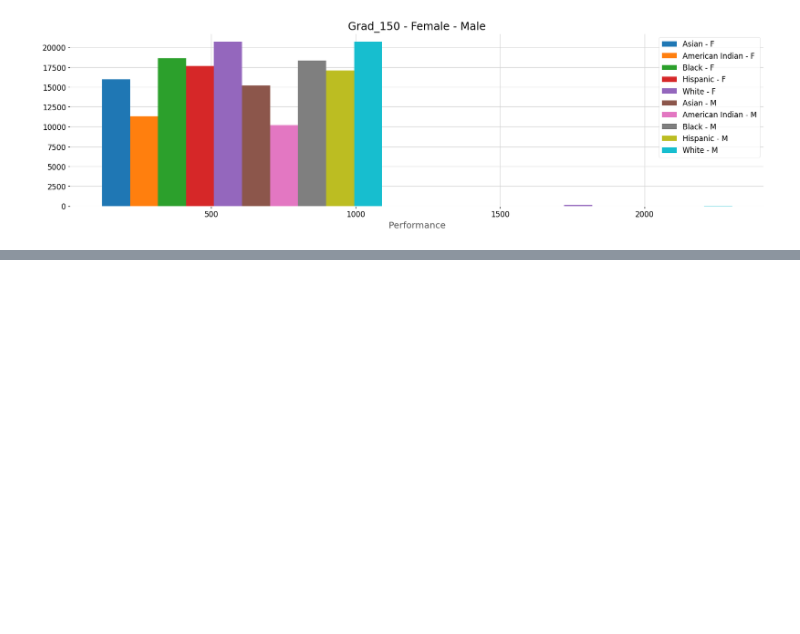
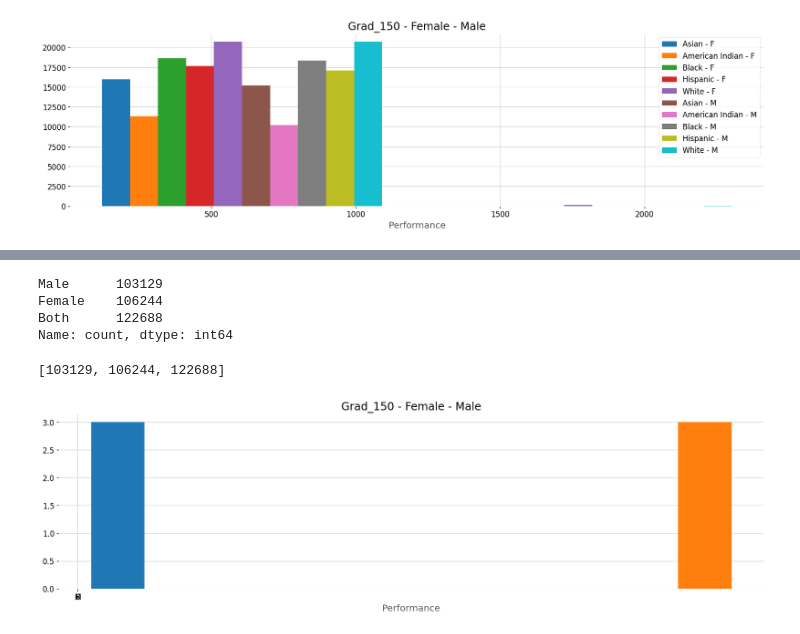
Before and after one commit to ezztherose/TIA-Scraping, a Jupyter notebook: notebooks/institution.ipynb, the cells around one changed output, grey strips where cells are left out. Drawn from its saved outputs; the diff is of its cells as text; code cells hidden in the pictures; blank space fills up the shorter version.

```diff
--- a/notebooks/institution.ipynb
+++ b/notebooks/institution.ipynb
@@ -1017,0 +1044,21 @@ plt.show()
+# %%
+dfcm = df_clean.loc[df_clean['gender'] == 'M'].count()
+dfcf = df_clean.loc[df_clean['gender'] == 'F'].count()
+dfcb = df_clean.loc[df_clean['gender'] == 'B'].count()
+# %%
+aa = dfcm['gender']
+bb = dfcf['gender']
+cc = dfcb['gender']
+
+# dfcm['gender'], dfcf['gender'], dfcb['gender']
+# %%
+d = {'gender':['M', 'F', 'B'], 'count':[aa, bb, cc]}
+
+df_gender = pd.DataFrame(data=d, index=['Male', 'Female', 'Both'])
+# %%
+df_gender['count']
+# %% [output]
+Male      103129
+Female    106244
+Both      122688
+Name: count, dtype: int64
@@ -1017,0 +1069,16 @@ plt.show()
+# %%
+gender_list = []
+gender_list.append(dfcmg)
+gender_list.append(dfcf)
+gender_list.append(dfcb)
+print(gender_list)
+# %% [output]
+[103129, 106244, 122688]
+# %%
+fig, ax = plt.subplots()
+ax.hist(df_gender, bins=5)
+ax.set_xlabel('Performance')
+ax.set_title('Grad_150 - Female - Male')
+plt.show()
+# %% [output]
+[figure, added]
```
Also changed, not shown: parts of 5 cells of this notebook, 1 other file.
